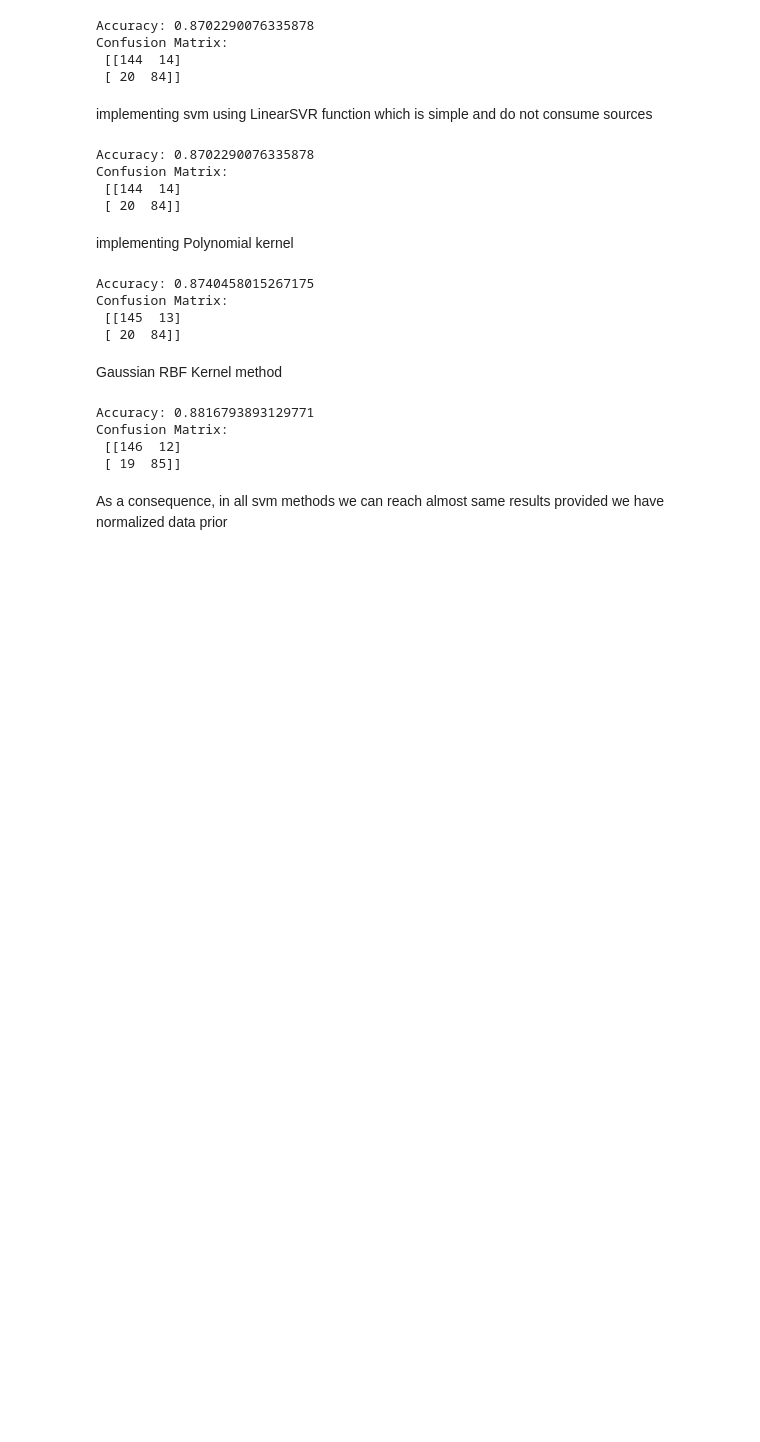
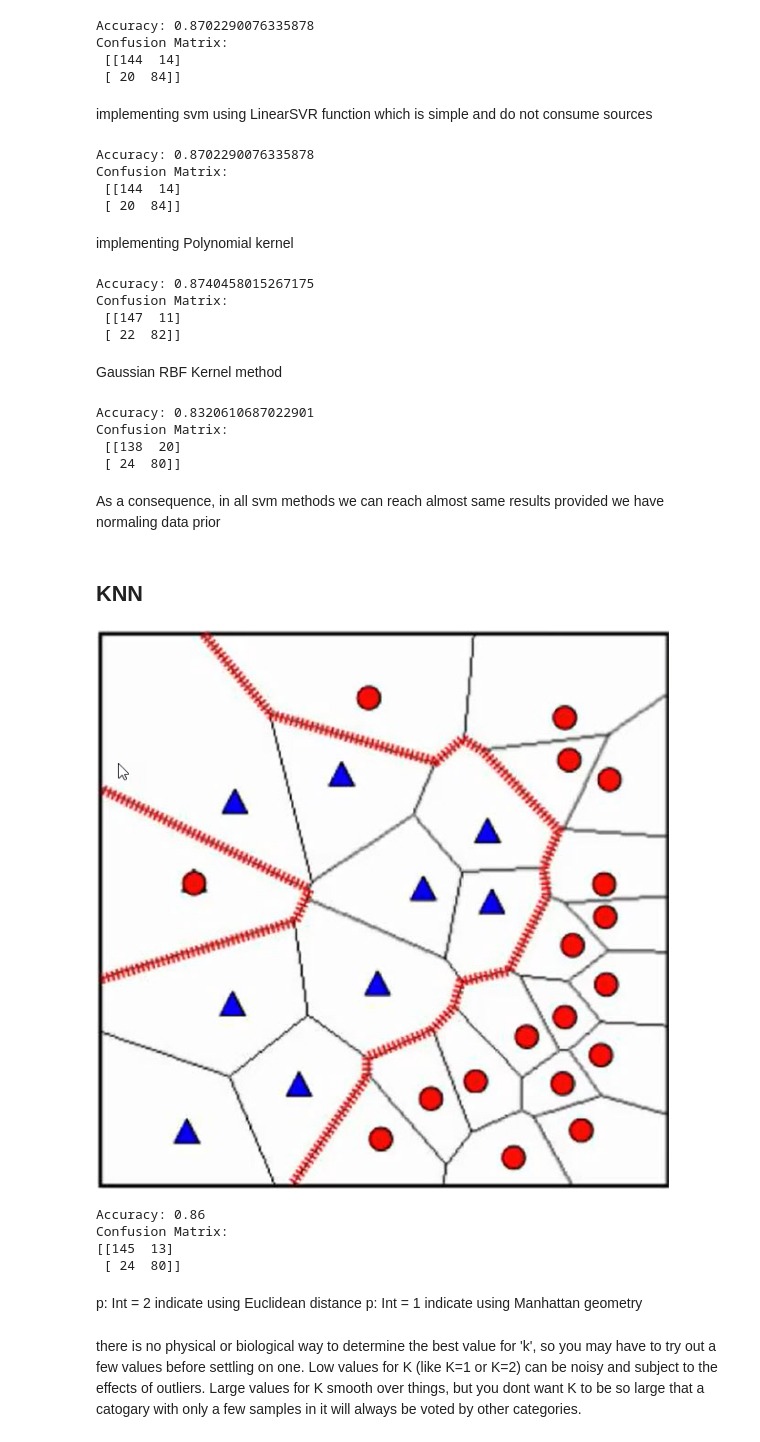
Before and after one commit to Mr0022/Titanic, a Jupyter notebook: model.ipynb, the cells around one changed output. Drawn from its saved outputs; the diff is of its cells as text; code cells hidden in the pictures; blank space fills up the shorter version.

```diff
--- a/model.ipynb
+++ b/model.ipynb
@@ -618,7 +618,7 @@ from sklearn.svm import SVR
 df = titanic1
 
 # Define features and target variable
-X = df[['Age', 'Fare', 'Sex', 'Pclass']]
+X = df[['Age', 'Fare', 'Sex', 'Pclass','SibSp','Parch','Embarked']]
 y = df['Survived']
 
 # Split the data into training and testing sets
@@ -645,8 +645,8 @@ print('Confusion Matrix:\n', conf_matrix)
 # %% [output]
 Accuracy: 0.8740458015267175
 Confusion Matrix:
- [[145  13]
- [ 20  84]]
+ [[147  11]
+ [ 22  82]]
 # %% [markdown]
 Gaussian RBF Kernel method
 # %%
@@ -656,7 +656,7 @@ from sklearn.svm import SVR
 df = titanic1
 
 # Define features and target variable
-X = df[['Age', 'Fare', 'Sex', 'Pclass']]
+X = df[['Age', 'Fare', 'Sex', 'Pclass','SibSp','Parch','Embarked']]
 y = df['Survived']
 
 # Split the data into training and testing sets
@@ -681,12 +681,63 @@ conf_matrix = confusion_matrix(y_test, y_pred_binary)
 print(f"Accuracy: {accuracy}")
 print('Confusion Matrix:\n', conf_matrix)
 # %% [output]
-Accuracy: 0.8816793893129771
+Accuracy: 0.8320610687022901
 Confusion Matrix:
- [[146  12]
- [ 19  85]]
+ [[138  20]
+ [ 24  80]]
 # %% [markdown]
-As a consequence, in all svm methods we can reach almost same results provided we have normalized data prior
+As a consequence, in all svm methods we can reach almost same results provided we have normaling data prior
+# %% [markdown]
+KNN
+------
+# %%
+Image(filename='pics/98.jpg')
+# %% [output]
+[figure, added]
+# %%
+import pandas as pd
+from sklearn.model_selection import train_test_split
+from sklearn.neighbors import KNeighborsClassifier
+from sklearn.metrics import accuracy_score, confusion_matrix
+import matplotlib.pyplot as plt
+
+df = titanic1
+
+# Define features and target variable
+X = df[['Age', 'Fare', 'Sex', 'Pclass','SibSp','Parch','Embarked']]
+y = df['Survived']
+
+# Split the data into training and testing sets
+X_train, X_test, y_train, y_test = train_test_split(X, y, test_size=0.2, random_state=42)
+
+# Initialize the KNN model
+knn = KNeighborsClassifier(n_neighbors=25, P=2)  # You can change the number of neighbors
+
+# Train the model
+knn.fit(X_train, y_train)
+
+# Predict on the test set
+y_pred = knn.predict(X_test)
+
+# Calculate the accuracy
+accuracy = accuracy_score(y_test, y_pred)
+
+# Print evaluation metrics
+print(f"Accuracy: {accuracy:.2f}")
+print("Confusion Matrix:")
+print(confusion_matrix(y_test, y_pred))
+# %% [output]
+Accuracy: 0.86
+Confusion Matrix:
+[[145  13]
+ [ 24  80]]
+# %% [markdown]
+p: Int = 2 indicate using  Euclidean distance
+p: Int = 1 indicate using  Manhattan geometry
+# %% [markdown]
+there is no physical or biological way to determine the best value for 'k', so you may have to try out a few values before settling on one. </br>
+Low values for K (like K=1 or K=2) can be noisy and subject to the effects of outliers. </br>
+Large values for K smooth over things, but you dont want K to be so large that a catogary with only a few samples in it will always be voted by other categories.
 # %% [markdown]
 Comparison
 ---------------------------------------------------
```
Also changed, not shown: parts of 3 cells of this notebook, 1 other file.
